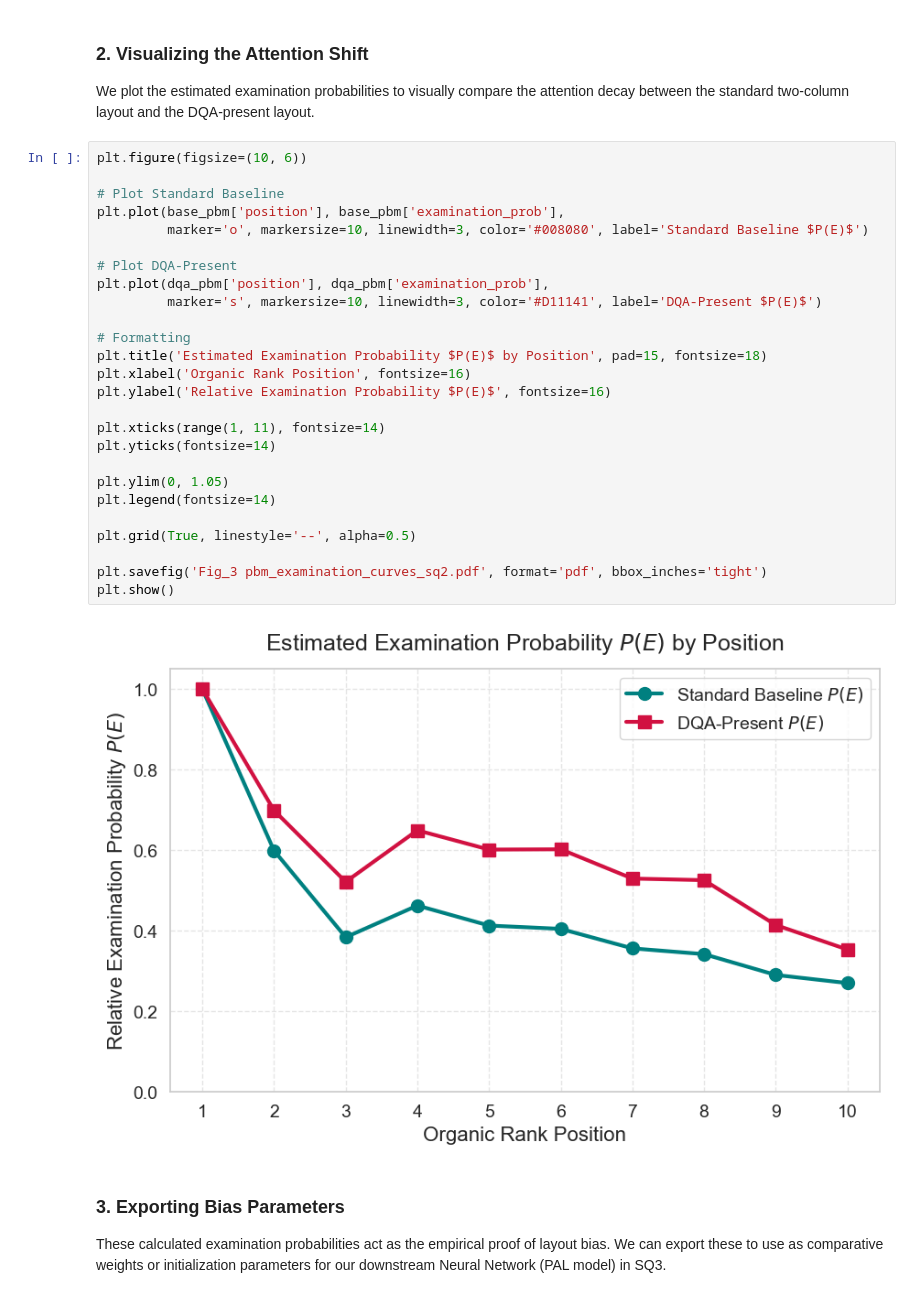
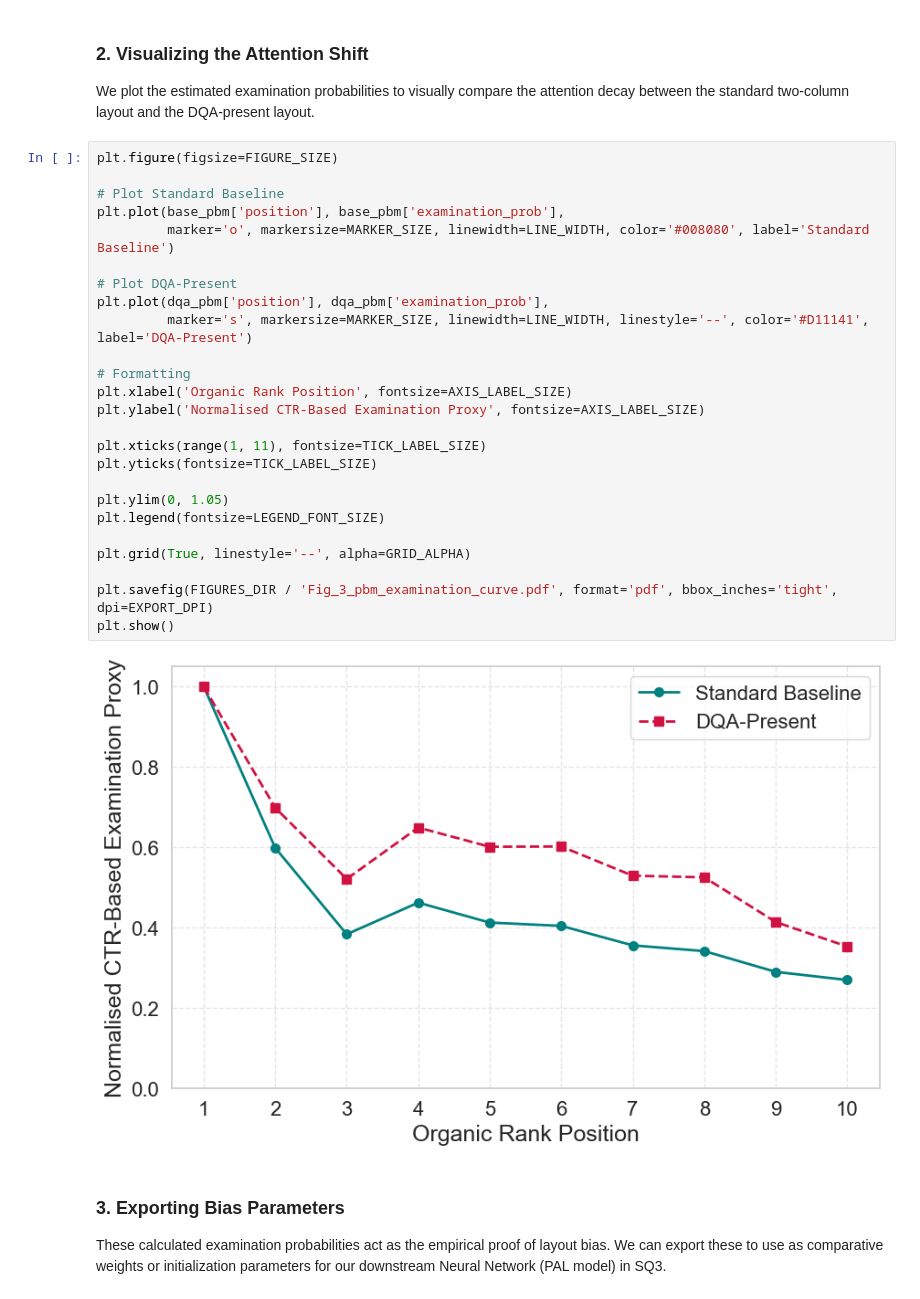
Before and after one commit to Jesperk88/Thesis_masters, a Jupyter notebook: notebooks/SQ2_Examination_Curves.ipynb, the cells around one changed output. Cells and saved outputs as stored; diff of their text form.

```diff
--- a/notebooks/SQ2_Examination_Curves.ipynb
+++ b/notebooks/SQ2_Examination_Curves.ipynb
@@ -87,33 +99,32 @@ DQA-Present PBM Estimates:
 ### 2. Visualizing the Attention Shift
 We plot the estimated examination probabilities to visually compare the attention decay between the standard two-column layout and the DQA-present layout.
 # %%
-plt.figure(figsize=(10, 6))
+plt.figure(figsize=FIGURE_SIZE)
 
 # Plot Standard Baseline
 plt.plot(base_pbm['position'], base_pbm['examination_prob'],
-         marker='o', markersize=10, linewidth=3, color='#008080', label='Standard Baseline $P(E)$')
+         marker='o', markersize=MARKER_SIZE, linewidth=LINE_WIDTH, color='#008080', label='Standard Baseline')
 
 # Plot DQA-Present
 plt.plot(dqa_pbm['position'], dqa_pbm['examination_prob'],
-         marker='s', markersize=10, linewidth=3, color='#D11141', label='DQA-Present $P(E)$')
+         marker='s', markersize=MARKER_SIZE, linewidth=LINE_WIDTH, linestyle='--', color='#D11141', label='DQA-Present')
 
 # Formatting
-plt.title('Estimated Examination Probability $P(E)$ by Position', pad=15, fontsize=18)
-plt.xlabel('Organic Rank Position', fontsize=16)
-plt.ylabel('Relative Examination Probability $P(E)$', fontsize=16)
+plt.xlabel('Organic Rank Position', fontsize=AXIS_LABEL_SIZE)
+plt.ylabel('Normalised CTR-Based Examination Proxy', fontsize=AXIS_LABEL_SIZE)
 
-plt.xticks(range(1, 11), fontsize=14)
-plt.yticks(fontsize=14)
+plt.xticks(range(1, 11), fontsize=TICK_LABEL_SIZE)
+plt.yticks(fontsize=TICK_LABEL_SIZE)
 
 plt.ylim(0, 1.05)
-plt.legend(fontsize=14)
+plt.legend(fontsize=LEGEND_FONT_SIZE)
 
-plt.grid(True, linestyle='--', alpha=0.5)
+plt.grid(True, linestyle='--', alpha=GRID_ALPHA)
 
-plt.savefig('Fig_3 pbm_examination_curves_sq2.pdf', format='pdf', bbox_inches='tight')
+plt.savefig(FIGURES_DIR / 'Fig_3_pbm_examination_curve.pdf', format='pdf', bbox_inches='tight', dpi=EXPORT_DPI)
 plt.show()
 # %% [output]
-[figure, old version]
+[figure, new version]
 # %% [markdown]
 ### 3. Exporting Bias Parameters
 These calculated examination probabilities act as the empirical proof of layout bias. We can export these to use as comparative weights or initialization parameters for our downstream Neural Network (PAL model) in SQ3.
```
Also changed, not shown: parts of 2 cells of this notebook, 12 other files.
